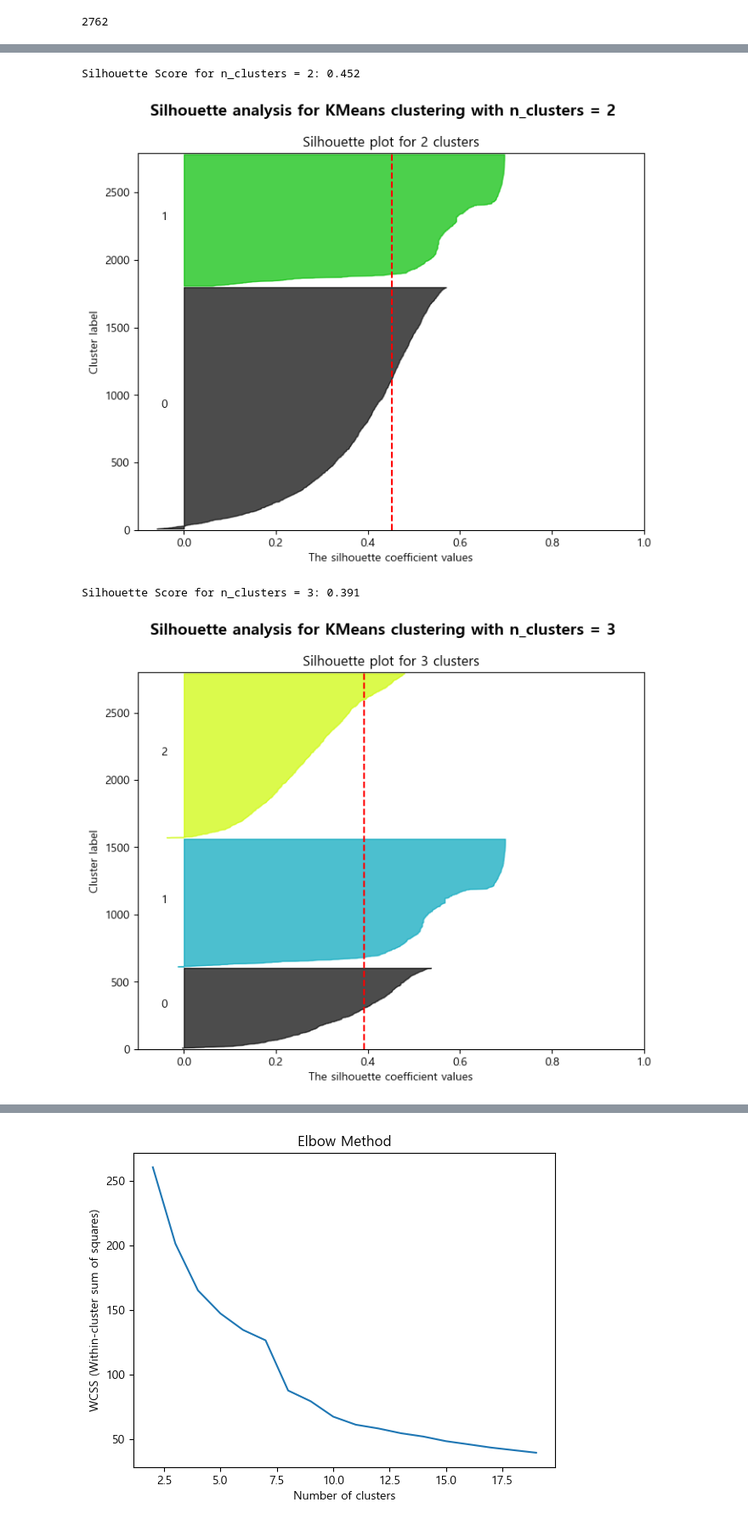
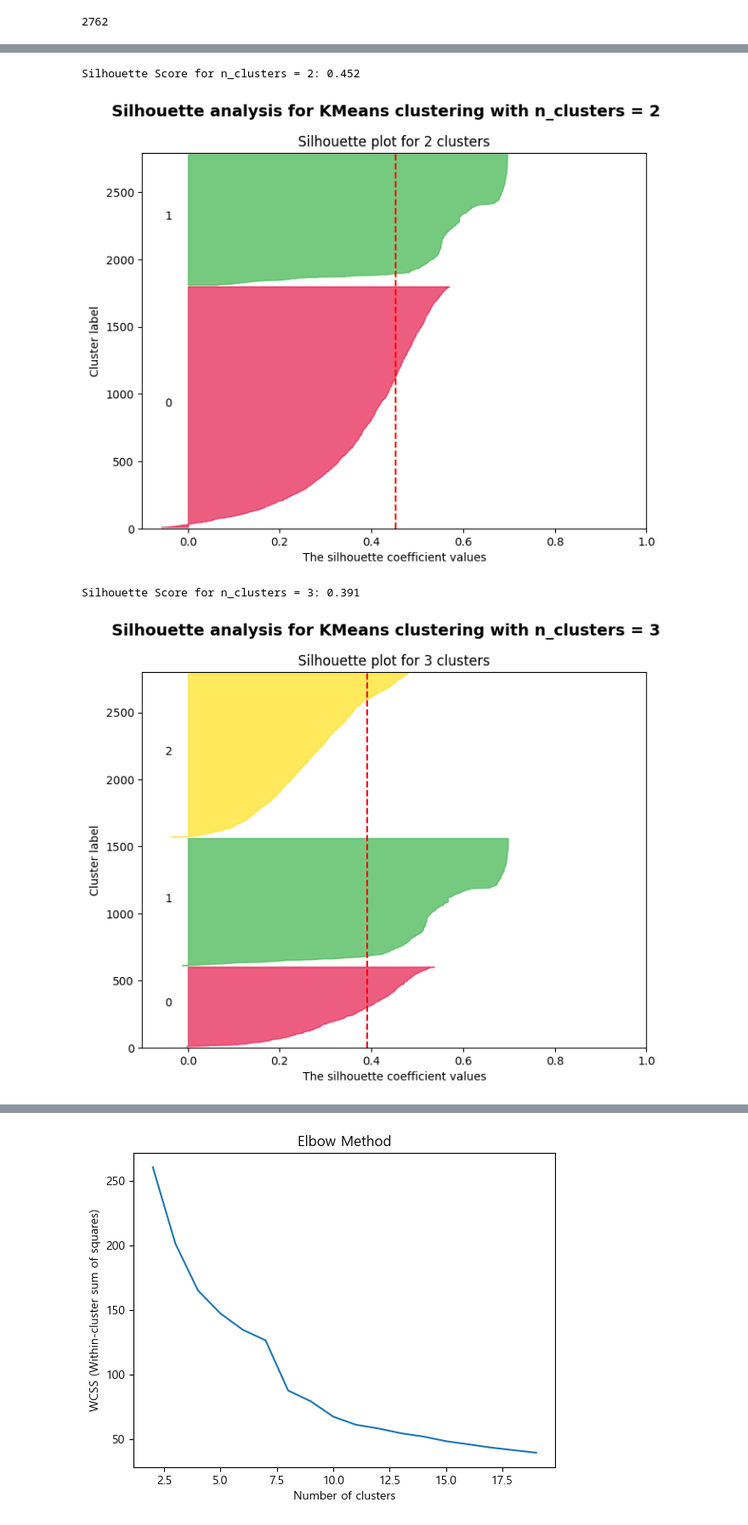
Before and after one commit to fenpon/Machine-Learning-Project1, a Jupyter notebook: mainModel.ipynb, the cells around one changed output, grey strips where cells are left out. Shown at 85% size. Drawn from its saved outputs; the diff is of its cells as text; code cells hidden in the pictures.

```diff
--- a/mainModel.ipynb
+++ b/mainModel.ipynb
@@ -266,7 +264,7 @@ def plot_silhouette(kmeans_model, X):
         color = plt.cm.nipy_spectral(float(i) / n_clusters)
         ax1.fill_betweenx(np.arange(y_lower, y_upper),
                           0, ith_cluster_silhouette_values,
-                          facecolor=color, edgecolor=color, alpha=0.7)
+                          facecolor=clusterColors[i], edgecolor=clusterColors[i], alpha=0.7)
 
         # Label the silhouette plots with their cluster numbers
         ax1.text(-0.05, y_lower + 0.5 * size_cluster_i, str(i))
@@ -307,19 +305,19 @@ def assign_class(group):
 # %%
 from sklearn.cluster import KMeans
 import matplotlib.pyplot as plt
 import pandas as pd
 import numpy as np
 from sklearn.metrics import silhouette_score
 
 #최적의 K를 찾기 위한 테스트
-for i in range(2,20):
+for i in range(2,12):
     testApart = aparts.copy();
     kmeans = KMeans(n_clusters=i, random_state=42)  # 3개의 클러스터로 나누기
     testApart['cluster'] = kmeans.fit_predict(testApart[orderTags])
     plot_silhouette(kmeans,testApart[orderTags])
 # %% [output]
 Silhouette Score for n_clusters = 2: 0.452
-[figure, old version]
+[figure, new version]
 Silhouette Score for n_clusters = 3: 0.391
-[figure, old version]
+[figure, new version]
 Silhouette Score for n_clusters = 4: 0.391
```
Also changed, not shown: parts of 6 cells of this notebook, 2 other files.
